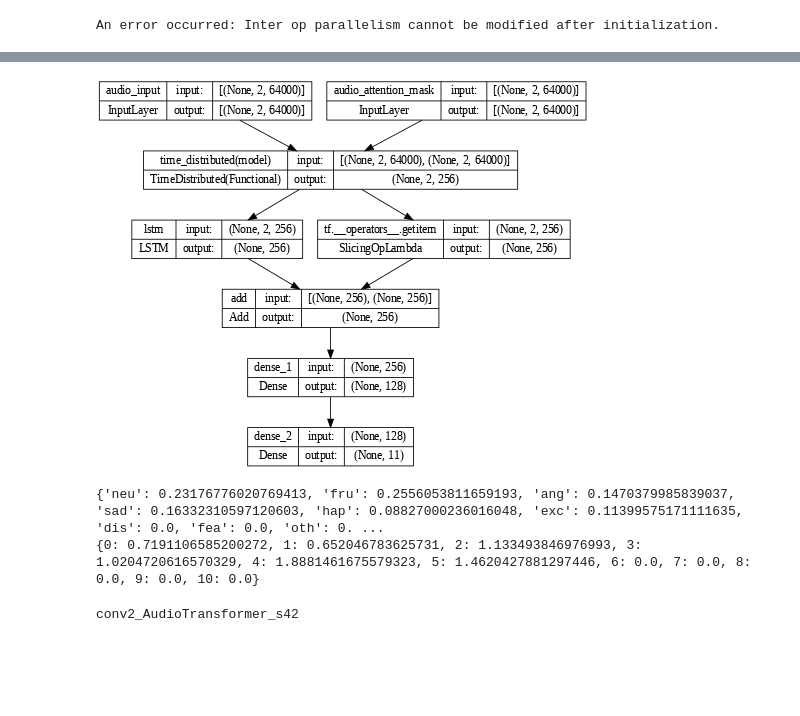
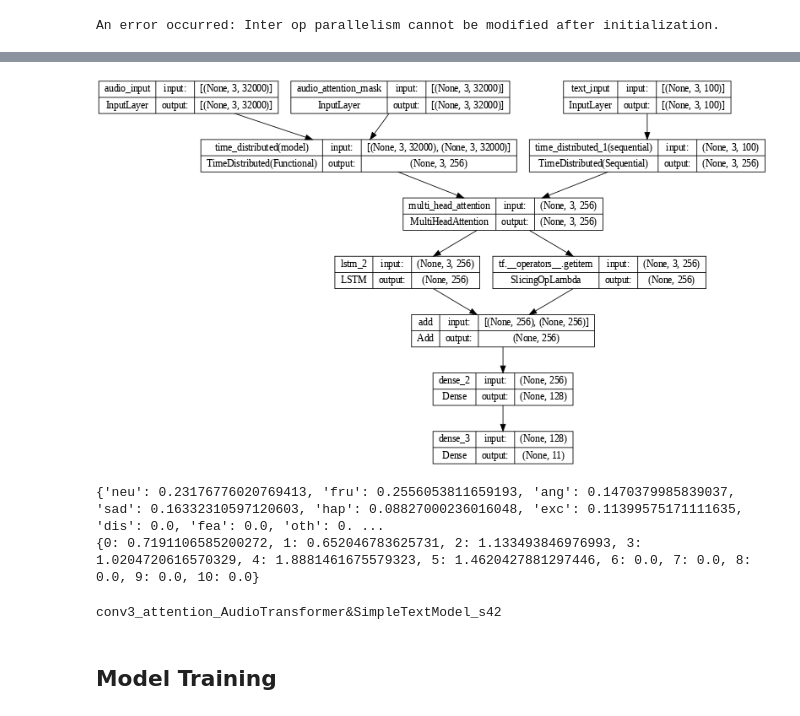
Before and after one commit to eskinderit/A-comparison-of-small-and-large-uni-multi-modal-language-models-for-sentiment-analysis-, a Jupyter notebook: MultiModal_Model_Pipeline.ipynb, the cells around one changed output, grey strips where cells are left out. Saved outputs shown, nothing was run; the diff lists cells and outputs as text; code cells hidden in the pictures; blank space fills up the shorter version.

```diff
--- a/MultiModal_Model_Pipeline.ipynb
+++ b/MultiModal_Model_Pipeline.ipynb
@@ -280,7 +284,7 @@ df_conv_count
 ### AUDIO INSPECTION
 # %%
 if use_audio_transformers:
-    quantile=0.5 # WE HANDLE ONLY 0.5% OF THE LENGTH OF THE AUDIOS RIGHT NOW
+    quantile=0.1 # WE HANDLE ONLY 0.5% OF THE LENGTH OF THE AUDIOS RIGHT NOW
     unpack_librosa_load = lambda *kwargs: kwargs[0]
     max_seq_length = int(np.quantile([len(unpack_librosa_load(*librosa.load(p, sr=sample_rate))) for p in df.path], quantile))
     max_seq_length = ((1 if (max_seq_length % sample_rate) != 0 else 0) + (max_seq_length//sample_rate)) * sample_rate
@@ -501,7 +505,7 @@ if not use_audio_transformers:
         features_folder = os.getcwd()
 
     # feats_to_use = ['mfcc', 'mel', 'chroma', 'rms', 'zcr'] # shapes = [(t,20),(t,128),(t,12),(t,1),(t,1)]
-    feats_to_use = ['mel']
+    feats_to_use = ['mfcc']
     override_features = False
     if override_features:
         audio_feats = extract_features(new_df, feats_to_use, save=True, feats_folder=features_folder)
@@ -533,7 +537,7 @@ def process_features(feat_dict, perc=0.95):
 if not use_audio_transformers:
     audio_proc = process_features(audio_feats, perc=0.75)
     show_sample = 191
-    plt.imshow(audio_proc['mel'][show_sample].T, cmap=cm.coolwarm)
+    plt.imshow(audio_proc[feats_to_use[0]][show_sample].T, cmap=cm.coolwarm)
     plt.grid(False)
     plt.show()
 # %%
@@ -618,9 +622,9 @@ def get_audio_data(df, feats_to_use, conv_length, use_audio_transformers, audio_
         warnings.filterwarnings("default", category=RuntimeWarning)
         return convs.reshape((df.shape[0], conv_length, -1)) , convs_id.reshape((df.shape[0], conv_length, -1))
     return np.array(convs)
-conv_length = 2
+conv_length = 3
 use_audio = True
-use_text = False
+use_text = True
 
 
 # DATA SPLITTING
@@ -939,6 +963,8 @@ def make_multimodal_model(audio_embedder, audio_feats_shape, text_embedder, max_
             skip_x = ks.layers.concatenate([x_audio, x_text], axis=-1)
         if fusion_mode == 'add':
             skip_x = ks.layers.Add()([x_audio, x_text])
+        if fusion_mode == 'attention':
+            skip_x = ks.layers.MultiHeadAttention(2, deep_embedding_dim)(x_audio, x_text)
     else:
         if use_audio:
             skip_x = x_audio
@@ -947,35 +973,35 @@ def make_multimodal_model(audio_embedder, audio_feats_shape, text_embedder, max_
 
     x = ks.layers.LSTM(deep_embedding_dim, kernel_initializer=glorot_initializer, recurrent_initializer=orthogonal_initializer)(skip_x)
 
     x = ks.layers.Add()([x, skip_x[:,-1,:]])
 
     x = ks.layers.Dense(units=deep_embedding_dim/2, activation='relu', kernel_initializer=glorot_initializer)(x)
 
     output = ks.layers.Dense(units=num_classes, activation='softmax', kernel_initializer=glorot_initializer)(x)
 
     model = ks.models.Model(inputs, output)
 
     return model
 
-fusion_mode = 'concatenate' # concatenate, add
+fusion_mode = 'attention' # concatenate, add, attention
 make_multimodal_params = {
     'audio_embedder': audio_embedder if use_audio else None,
     'audio_feats_shape': audio_feats_shape if use_audio else None,
     'text_embedder': text_embedder if use_text else None,
     'max_sentence_len': max_sentence_len if use_text else None,
     'deep_embedding_dim': latent_embedding_dim,
     'conversation_dim': conv_length,
     'num_classes': len(label2id),
     'use_audio_attention': use_audio_transformers,
     'use_text_attention': use_text_transformers,
     'fusion_mode': fusion_mode,
     'use_audio': use_audio,
     'use_text': use_text
 }
 model = make_multimodal_model(**make_multimodal_params)
 ks.utils.plot_model(model, show_shapes=True, dpi=60)
 # %% [output]
-[figure, old version]
+[figure, new version]
 # %%
 class Masked_Categorical_Accuracy(ks.metrics.Metric):
     def __init__(self, ignore_indexes = [], name='categorical_accuracy', **kwargs):
@@ -1136,7 +1162,9 @@ model_name += f's{random_seed}'
 model_path = os.path.join(models_folder, f'{model_name}.h5')
 print(model_name)
 # %% [output]
-conv2_AudioTransformer_s42
+conv3_attention_AudioTransformer&SimpleTextModel_s42
+# %% [markdown]
+## Model Training
 # %%
 if not use_class_weights:
     for emo in EMO_SIX:
```
Also changed, not shown: parts of 15 cells of this notebook.
